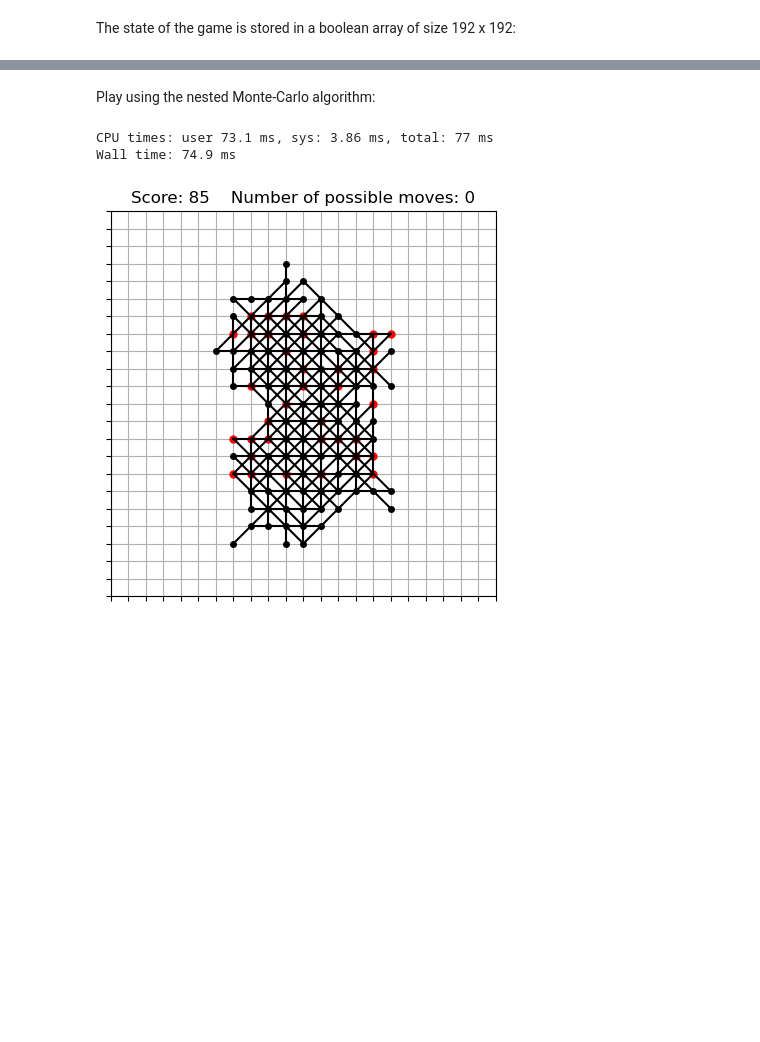
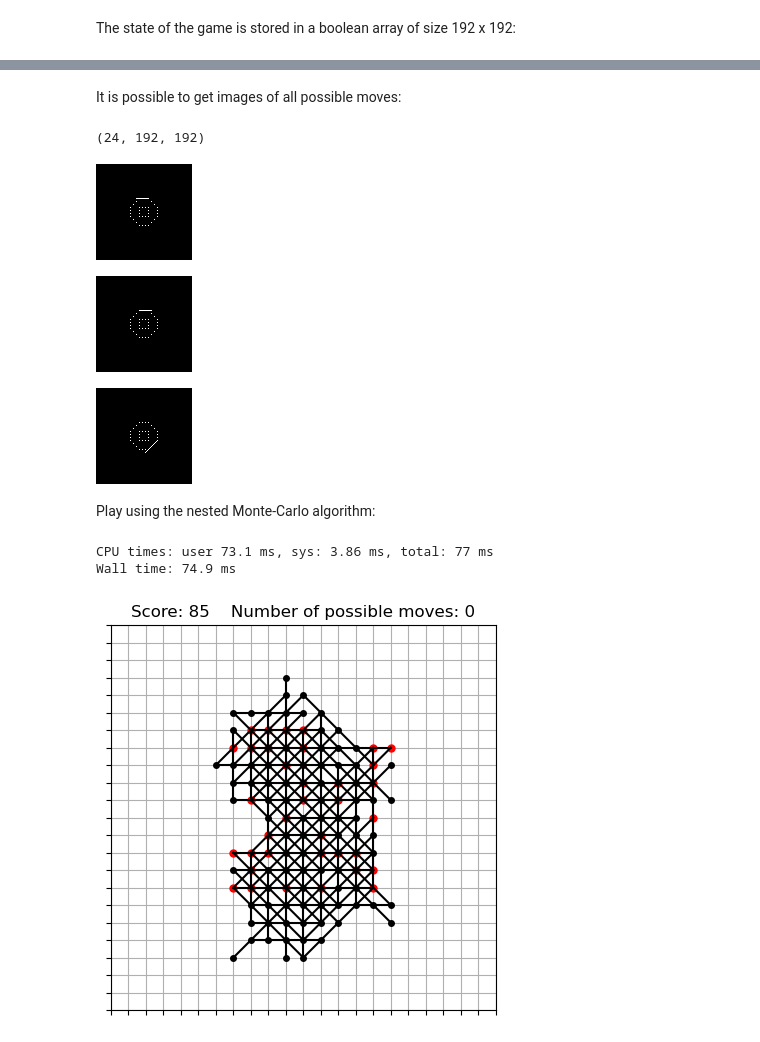
Before and after one commit to gillioz/MorpionSolitaire, a Jupyter notebook: cpp/PyMorpionSolitaire.ipynb, the cells around one changed output, grey strips where cells are left out. Drawn from its saved outputs; the diff is of its cells as text; code cells hidden in the pictures; blank space fills up the shorter version.

```diff
--- a/cpp/PyMorpionSolitaire.ipynb
+++ b/cpp/PyMorpionSolitaire.ipynb
@@ -82,3 +86,23 @@ Image.fromarray(game.image()[48:144, 48:144])
+# %% [markdown]
+It is possible to get images of all possible moves:
+# %%
+game.restart()
+moveImages = game.getMoveImages()
+moveImages.shape
+# %% [output]
+(24, 192, 192)
+# %%
+Image.fromarray(moveImages[0, 48:144, 48:144])
+# %% [output]
+[figure, added]
+# %%
+Image.fromarray(moveImages[1, 48:144, 48:144])
+# %% [output]
+[figure, added]
+# %%
+Image.fromarray(moveImages[-1, 48:144, 48:144])
+# %% [output]
+[figure, added]
 # %% [markdown]
 Play using the nested Monte-Carlo algorithm:
 # %%
```
Also changed, not shown: parts of 11 cells of this notebook, 2 other files.
